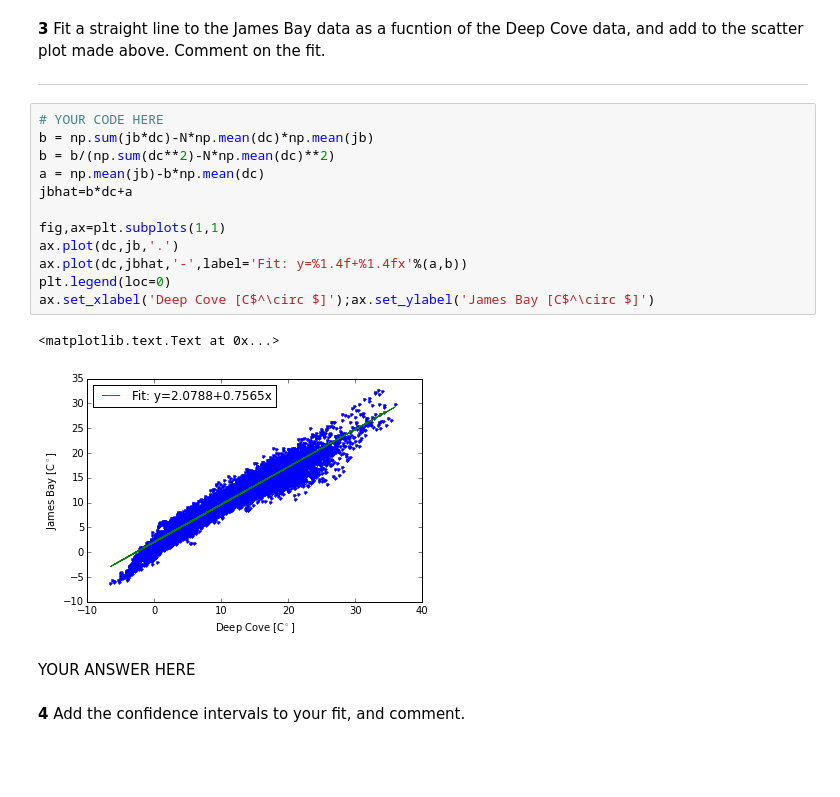
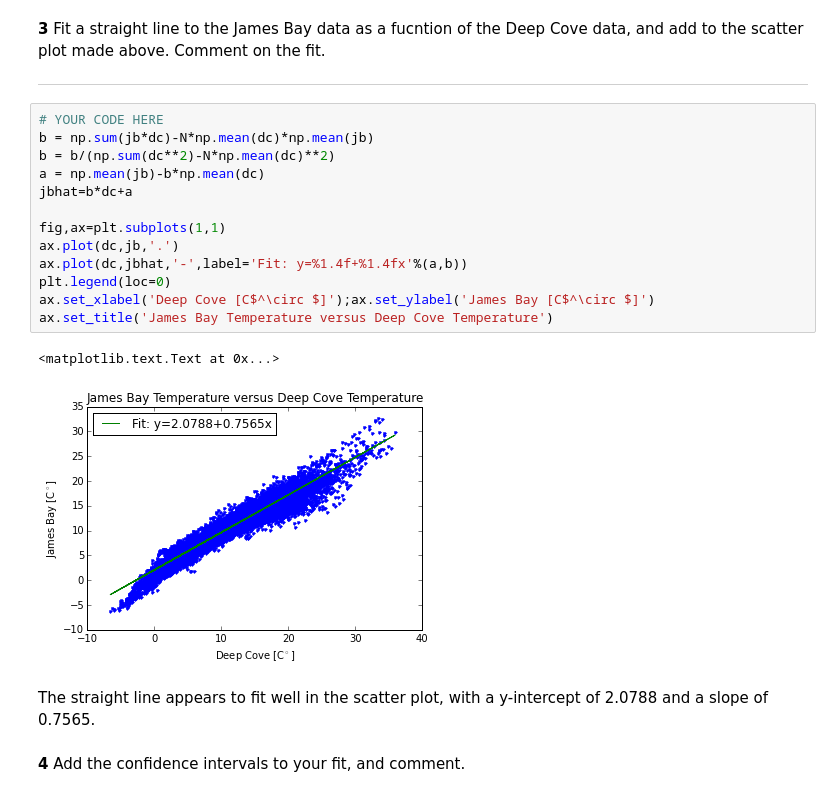
Before and after one commit to ingosh/Phy411Assignments, a Jupyter notebook: Assignment-02.ipynb, the cells around one changed output. Cells and saved outputs as stored; diff of their text form; blank space fills up the shorter version.

```diff
--- a/Assignment-02.ipynb
+++ b/Assignment-02.ipynb
@@ -200,20 +201,21 @@ Correlation Co-efficient :4.679
 # %%
 # YOUR CODE HERE
 b = np.sum(jb*dc)-N*np.mean(dc)*np.mean(jb)
 b = b/(np.sum(dc**2)-N*np.mean(dc)**2)
 a = np.mean(jb)-b*np.mean(dc)
 jbhat=b*dc+a
 
 fig,ax=plt.subplots(1,1)
 ax.plot(dc,jb,'.')
 ax.plot(dc,jbhat,'-',label='Fit: y=%1.4f+%1.4fx'%(a,b))
 plt.legend(loc=0)
 ax.set_xlabel('Deep Cove [C$^\circ $]');ax.set_ylabel('James Bay [C$^\circ $]')
+ax.set_title('James Bay Temperature versus Deep Cove Temperature')
 # %% [output]
 <matplotlib.text.Text at 0x...>
-[figure, old version]
+[figure, new version]
-# %% [markdown]
-YOUR ANSWER HERE
+# %% [markdown]
+The straight line appears to fit well in the scatter plot, with a y-intercept of 2.0788 and a slope of 0.7565.
 # %% [markdown]
 **4** Add the confidence intervals to your fit, and comment.
 # %%
```
Also changed, not shown: parts of 19 cells of this notebook.
